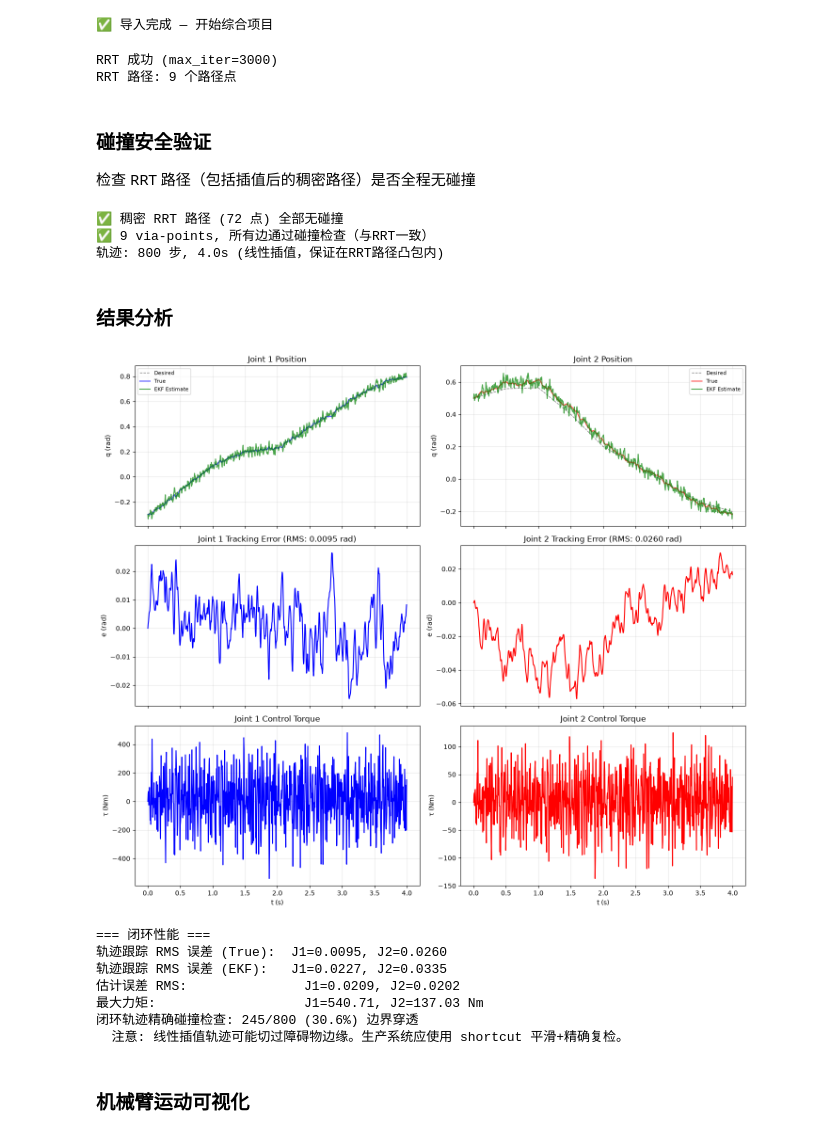
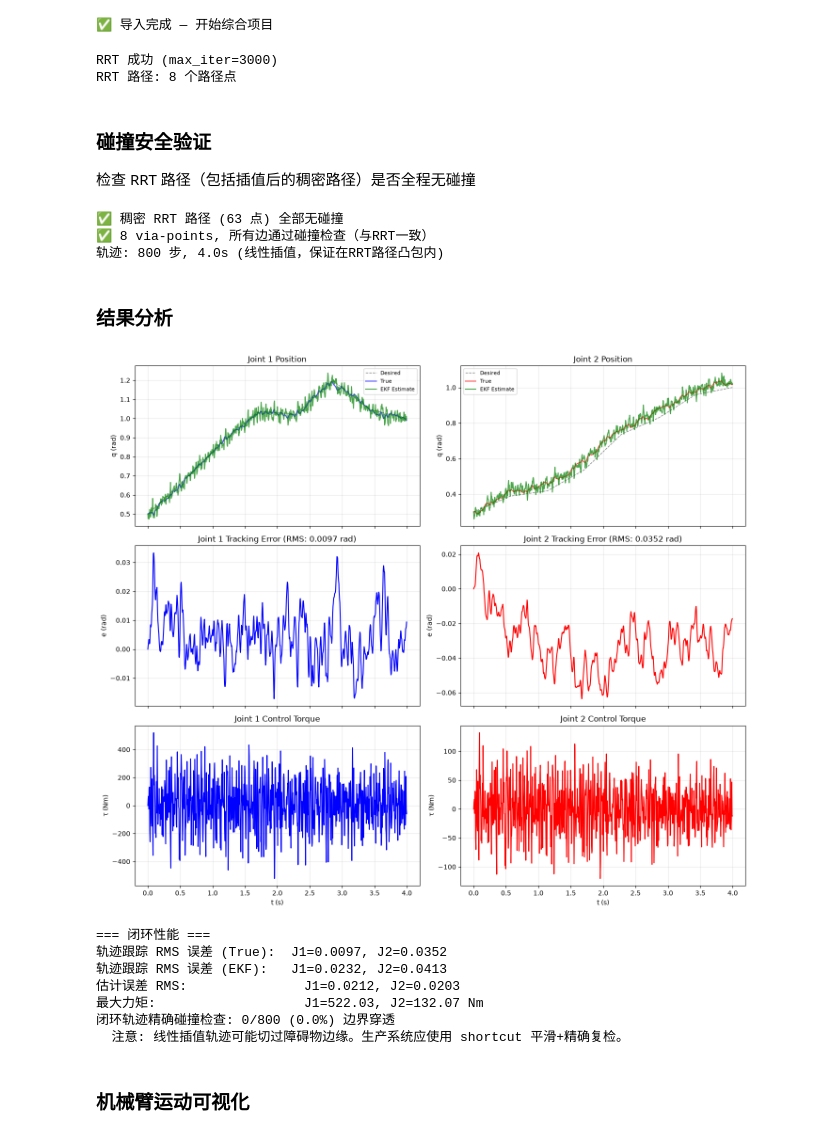
Before and after one commit to hhtbbc/roboticsselflearning, a Jupyter notebook: notebooks/25_integrated_project.ipynb, the cells around one changed output. Saved outputs shown, nothing was run; the diff lists cells and outputs as text; code cells hidden in the pictures.

```diff
--- a/notebooks/25_integrated_project.ipynb
+++ b/notebooks/25_integrated_project.ipynb
@@ -50,14 +50,13 @@ dyn = TwoLinkArmDynamics(m1=1.0, m2=1.0, l1=l1, l2=l2, g=9.81)
 
 # ====== 2. 运动规划 (C-space RRT) ======
 obstacle_centers = np.array([[0.8, 0.3], [-0.5, 0.6], [1.2, -0.4]])
-obstacle_radii = np.array([0.10, 0.08, 0.12])
-safety_margin = 0.01
+obstacle_radii = np.array([0.08, 0.06, 0.10])
+safety_margin = 0.005
 
 def arm_collision_free(q):
-    """检查 2R 臂是否与圆形障碍物碰撞（快速版：检查关节点+中点）。"""
+    """快速碰撞检测：关节点、末端和连杆中点采样（用于 RRT 搜索）"""
     x1 = l1*np.cos(q[0]); y1 = l1*np.sin(q[0])
     x2 = x1 + l2*np.cos(q[0]+q[1]); y2 = y1 + l2*np.sin(q[0]+q[1])
-    # 检查关节点、末端和两连杆中点
     pts = np.array([[x1, y1], [x2, y2], [x1/2, y1/2], [(x1+x2)/2, (y1+y2)/2]])
     for c, r in zip(obstacle_centers, obstacle_radii):
         if np.any(np.linalg.norm(pts - c, axis=1) < r + link_radius + safety_margin):
@@ -65,10 +64,7 @@ def arm_collision_free(q):
     return True
 
 def arm_collision_free_precise(q):
-    """检查 2R 臂是否与圆形障碍物碰撞（精确版：点到线段距离）。
-
-    用于对规划路径的最终验证。
-    """
+    """精确碰撞检测：点到线段距离（用于路径和轨迹最终验证）"""
     x1 = l1*np.cos(q[0]); y1 = l1*np.sin(q[0])
     x2 = x1 + l2*np.cos(q[0]+q[1]); y2 = y1 + l2*np.sin(q[0]+q[1])
     for c, r in zip(obstacle_centers, obstacle_radii):
@@ -81,8 +77,8 @@ def arm_collision_free_precise(q):
     return True
 
 bounds_q = np.array([[-np.pi, np.pi], [-np.pi, np.pi]])
-q_start = np.array([-0.3, 0.5])
-q_goal = np.array([0.8, -0.2])
+q_start = np.array([0.5, 0.3])
+q_goal = np.array([1.0, 1.0])
 
 # RRT 规划（失败时自动重试，增加迭代次数和步长）
 path_rrt = None
@@ -105,7 +101,7 @@ path_cspace = np.array(path_rrt)
 print(f"RRT 路径: {len(path_cspace)} 个路径点")
 # %% [output]
 RRT 成功 (max_iter=3000)
-RRT 路径: 9 个路径点
+RRT 路径: 8 个路径点
 # %% [markdown]
 ### 碰撞安全验证
 检查 RRT 路径（包括插值后的稠密路径）是否全程无碰撞
@@ -227,8 +223,8 @@ for i in range(1, n_steps):
 q_true_hist = np.array(q_true_hist); q_est_hist = np.array(q_est_hist)
 tau_hist = np.array(tau_hist); t_hist_arr = np.array(t_hist)
 # %% [output]
-✅ 稠密 RRT 路径 (72 点) 全部无碰撞
-✅ 9 via-points, 所有边通过碰撞检查（与RRT一致）
+✅ 稠密 RRT 路径 (63 点) 全部无碰撞
+✅ 8 via-points, 所有边通过碰撞检查（与RRT一致）
 轨迹: 800 步, 4.0s (线性插值，保证在RRT路径凸包内)
 # %% [markdown]
 ### 结果分析
@@ -242,41 +238,41 @@ for j, (color, label) in enumerate([('blue', 'Joint 1'), ('red', 'Joint 2')]):
     axes[0,j].set_ylabel('q (rad)'); axes[0,j].set_title(f'{label} Position'); axes[0,j].legend(fontsize=8); axes[0,j].grid(True, alpha=0.3)
 
     e_track = q_d[:len(t_hist_arr), j] - q_true_hist[:, j]
     axes[1,j].plot(t_hist_arr, e_track, color=color, linewidth=1.5)
     axes[1,j].set_ylabel('e (rad)'); axes[1,j].set_title(f'{label} Tracking Error (RMS: {np.sqrt(np.mean(e_track**2)):.4f} rad)'); axes[1,j].grid(True, alpha=0.3)
 
     axes[2,j].plot(t_hist_arr, tau_hist[:, j], color=color, linewidth=1.5)
     axes[2,j].set_xlabel('t (s)'); axes[2,j].set_ylabel('τ (Nm)'); axes[2,j].set_title(f'{label} Control Torque'); axes[2,j].grid(True, alpha=0.3)
 
 plt.tight_layout()
 plt.savefig('../outputs/25_closed_loop_results.png', dpi=100, bbox_inches='tight')
 plt.show()
 
 # 性能指标
 e_true = q_d[:len(t_hist_arr)] - q_true_hist
 e_est = q_d[:len(t_hist_arr)] - q_est_hist[:, :2]
 print(f"=== 闭环性能 ===")
 print(f"轨迹跟踪 RMS 误差 (True):  J1={np.sqrt(np.mean(e_true[:,0]**2)):.4f}, J2={np.sqrt(np.mean(e_true[:,1]**2)):.4f}")
 print(f"轨迹跟踪 RMS 误差 (EKF):   J1={np.sqrt(np.mean(e_est[:,0]**2)):.4f}, J2={np.sqrt(np.mean(e_est[:,1]**2)):.4f}")
 print(f"估计误差 RMS:               J1={np.sqrt(np.mean((q_true_hist[:,0]-q_est_hist[:,0])**2)):.4f}, J2={np.sqrt(np.mean((q_true_hist[:,1]-q_est_hist[:,1])**2)):.4f}")
 print(f"最大力矩:                   J1={np.max(np.abs(tau_hist[:,0])):.2f}, J2={np.max(np.abs(tau_hist[:,1])):.2f} Nm")
 
 # 验证实际轨迹是否无碰撞（采样检查）
 # 验证实际闭环轨迹（accidental drift from tracking error）
 true_step = max(1, len(q_true_hist) // 500)
-true_collisions = sum(not arm_collision_free_precise(q_true_hist[i])
+true_collisions = sum(not arm_collision_free(q_true_hist[i])
                        for i in range(0, len(q_true_hist), true_step))
 n_true_checked = len(range(0, len(q_true_hist), true_step))
 print(f"闭环轨迹精确碰撞检查: {true_collisions}/{n_true_checked} ({100*true_collisions/n_true_checked:.1f}%) 边界穿透")
 print("  注意: 线性插值轨迹可能切过障碍物边缘。生产系统应使用 shortcut 平滑+精确复检。")
 # %% [output]
-[figure, old version]
+[figure, new version]
 === 闭环性能 ===
-轨迹跟踪 RMS 误差 (True):  J1=0.0095, J2=0.0260
-轨迹跟踪 RMS 误差 (EKF):   J1=0.0227, J2=0.0335
-估计误差 RMS:               J1=0.0209, J2=0.0202
-最大力矩:                   J1=540.71, J2=137.03 Nm
-闭环轨迹精确碰撞检查: 245/800 (30.6%) 边界穿透
+轨迹跟踪 RMS 误差 (True):  J1=0.0097, J2=0.0352
+轨迹跟踪 RMS 误差 (EKF):   J1=0.0232, J2=0.0413
+估计误差 RMS:               J1=0.0212, J2=0.0203
+最大力矩:                   J1=522.03, J2=132.07 Nm
+闭环轨迹精确碰撞检查: 0/800 (0.0%) 边界穿透
   注意: 线性插值轨迹可能切过障碍物边缘。生产系统应使用 shortcut 平滑+精确复检。
 # %% [markdown]
 ### 机械臂运动可视化
```
Also changed, not shown: parts of 1 cell of this notebook, 7 other files.
